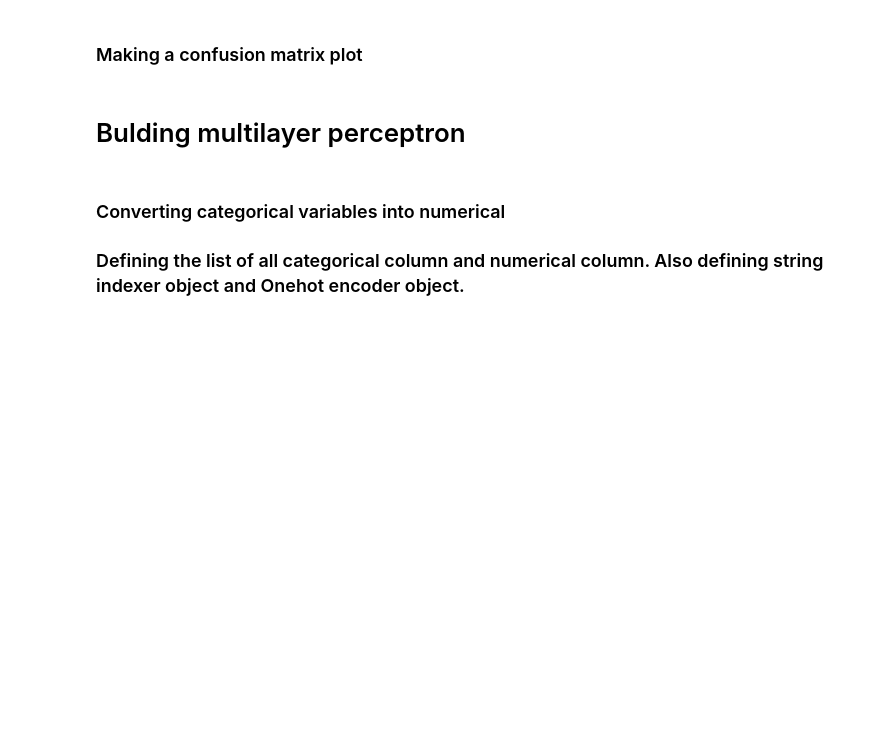
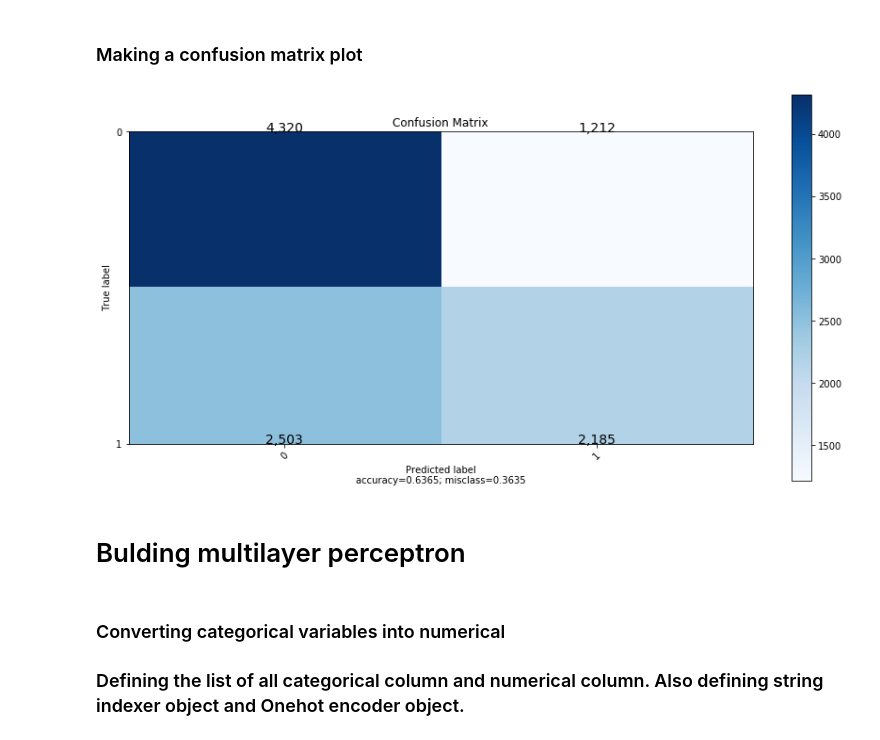
Before and after one commit to Laxman-Kumar/Hospital-Readmission-based-on-DiabetesData, a Jupyter notebook: Hospital Readmission - Multilayer Perceptron and SVM.ipynb, the cells around one changed output. Saved outputs shown, nothing was run; the diff lists cells and outputs as text; code cells hidden in the pictures; blank space fills up the shorter version.

```diff
--- a/Hospital Readmission - Multilayer Perceptron and SVM.ipynb
+++ b/Hospital Readmission - Multilayer Perceptron and SVM.ipynb
@@ -82,7 +80,7 @@ def plot_confusion_matrix(cm,target_names,title='Confusion matrix',cmap=None,nor
 
     if cmap is None:cmap = plt.get_cmap('Blues')
 
-    plt.figure(figsize=(8, 8))
+    plt.figure(figsize=(12, 6))
     plt.imshow(cm, interpolation='nearest', cmap=cmap)
     plt.title(title)
     plt.colorbar()
@@ -156,7 +153,7 @@ hosp_readmit__df = pipe.transform(hosp_readmit_df2).select('assembled_inputs','r
 # %% [markdown]
 ### Splitting training and testing data
 # %%
-train_data, test_data = hosp_readmit__df.randomSplit([.8, .2],seed=1234)
+train_data, test_data = hosp_readmit__df.randomSplit([.9, .1],seed=1234)
 # %% [markdown]
 ### Making a Linear SVM object
 # %%
@@ -187,11 +195,12 @@ print(classification_report(y_true, y_pred))
 ### Making a confusion matrix plot
 # %%
 cm =confusion_matrix(y_true, y_pred)
-cm2_3 = confusion_matrix(y_pred=y_pred, y_true=y_true)
-plot_confusion_matrix(cm           = cm2_3,
+plot_confusion_matrix(cm           = cm,
                       normalize    = False,
                       target_names = ["0","1"],
                       title        = "Confusion Matrix")
+# %% [output]
+[figure, added]
 # %% [markdown]
 # Bulding multilayer perceptron
 # %% [markdown]
```
Also changed, not shown: parts of 11 cells of this notebook.
